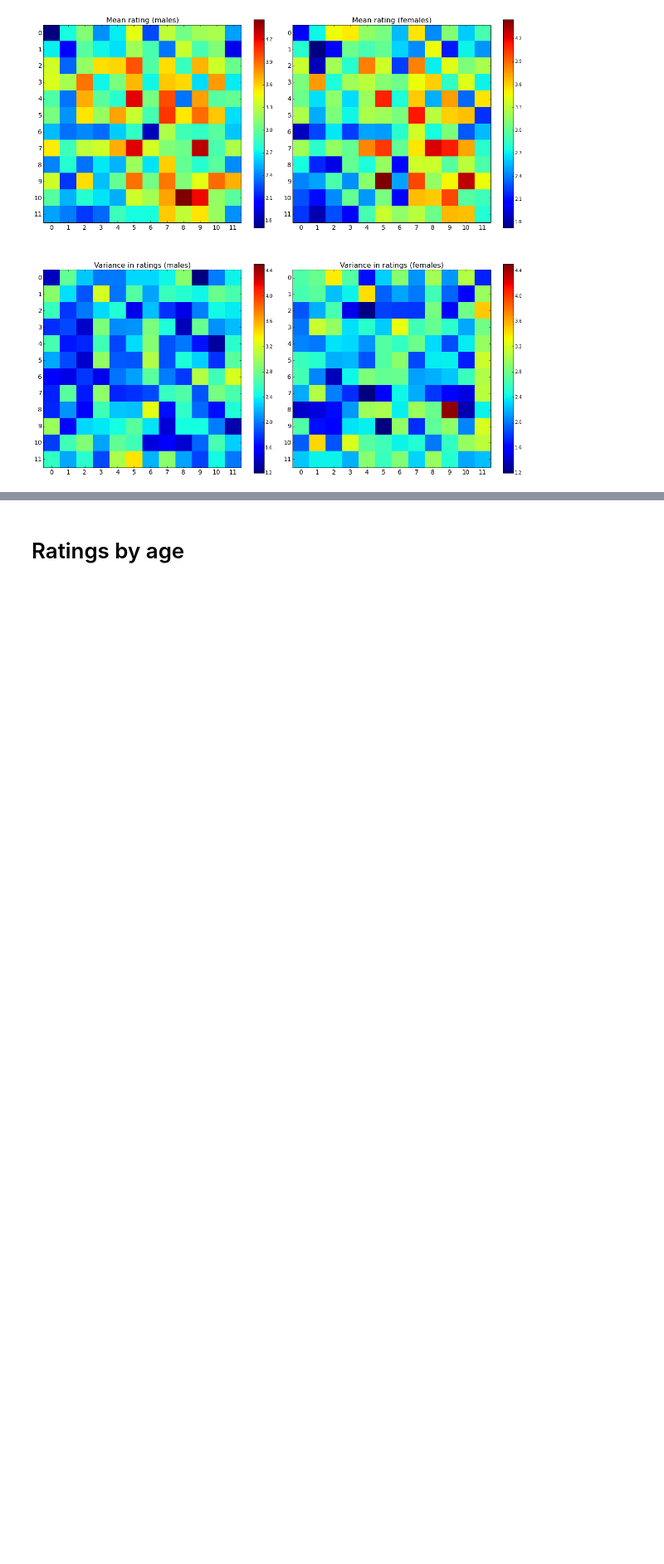
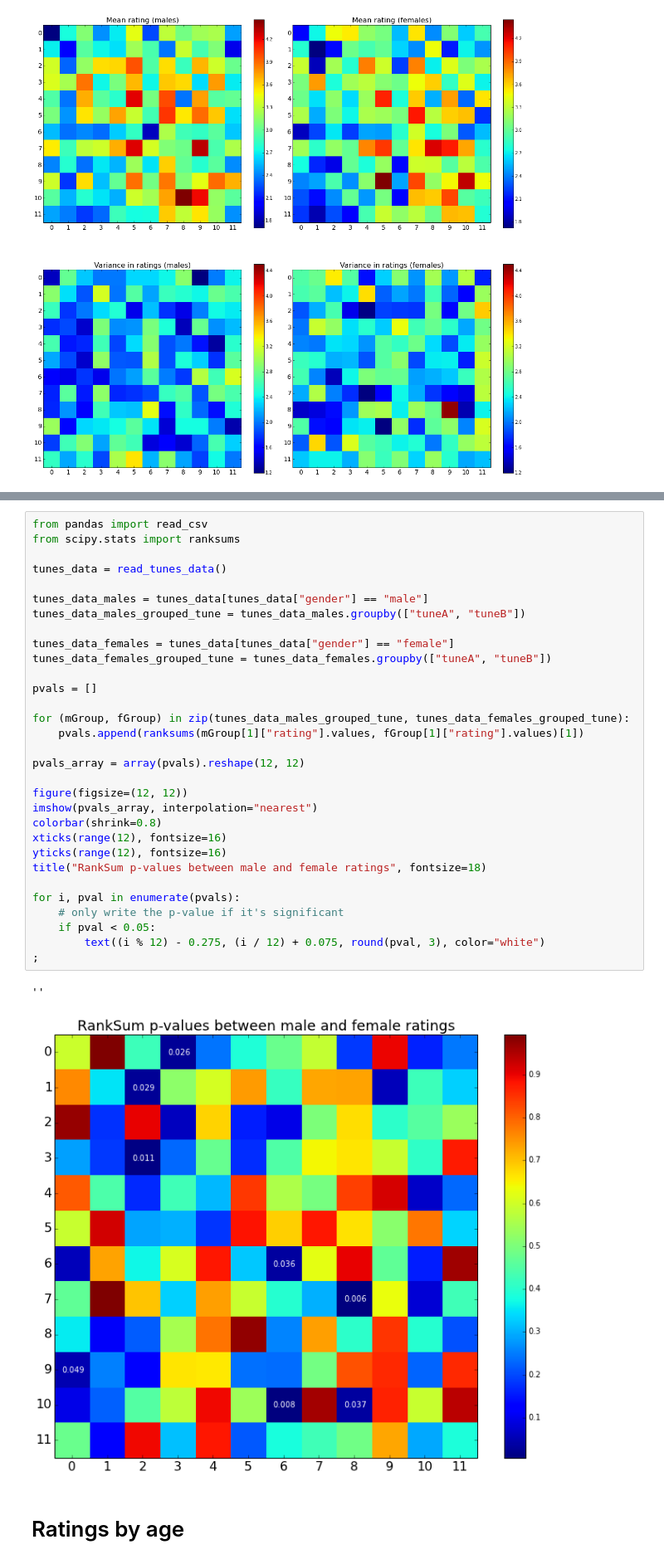
Before and after one commit to rhiever/AMT-tune-analysis, a Jupyter notebook: Tunes analysis.ipynb, the cells around one changed output, grey strips where cells are left out. Shown at 83% size. Cells and saved outputs as stored; diff of their text form; blank space fills up the shorter version.

Commit message:
Look at stat sig of male/female breakdown

```diff
--- a/Tunes analysis.ipynb
+++ b/Tunes analysis.ipynb
@@ -322,3 +350,37 @@ tight_layout();
+# %%
+from pandas import read_csv
+from scipy.stats import ranksums
+
+tunes_data = read_tunes_data()
+
+tunes_data_males = tunes_data[tunes_data["gender"] == "male"]
+tunes_data_males_grouped_tune = tunes_data_males.groupby(["tuneA", "tuneB"])
+
+tunes_data_females = tunes_data[tunes_data["gender"] == "female"]
+tunes_data_females_grouped_tune = tunes_data_females.groupby(["tuneA", "tuneB"])
+
+pvals = []
+
+for (mGroup, fGroup) in zip(tunes_data_males_grouped_tune, tunes_data_females_grouped_tune):
+    pvals.append(ranksums(mGroup[1]["rating"].values, fGroup[1]["rating"].values)[1])
+
+pvals_array = array(pvals).reshape(12, 12)
+
+figure(figsize=(12, 12))
+imshow(pvals_array, interpolation="nearest")
+colorbar(shrink=0.8)
+xticks(range(12), fontsize=16)
+yticks(range(12), fontsize=16)
+title("RankSum p-values between male and female ratings", fontsize=18)
+
+for i, pval in enumerate(pvals):
+    # only write the p-value if it's significant
+    if pval < 0.05:
+        text((i % 12) - 0.275, (i / 12) + 0.075, round(pval, 3), color="white")
+;
+# %% [output]
+''
+[figure, added]
 # %% [markdown]
 # Ratings by age
 # %% [markdown]
```
Also changed, not shown: parts of 2 cells of this notebook.
